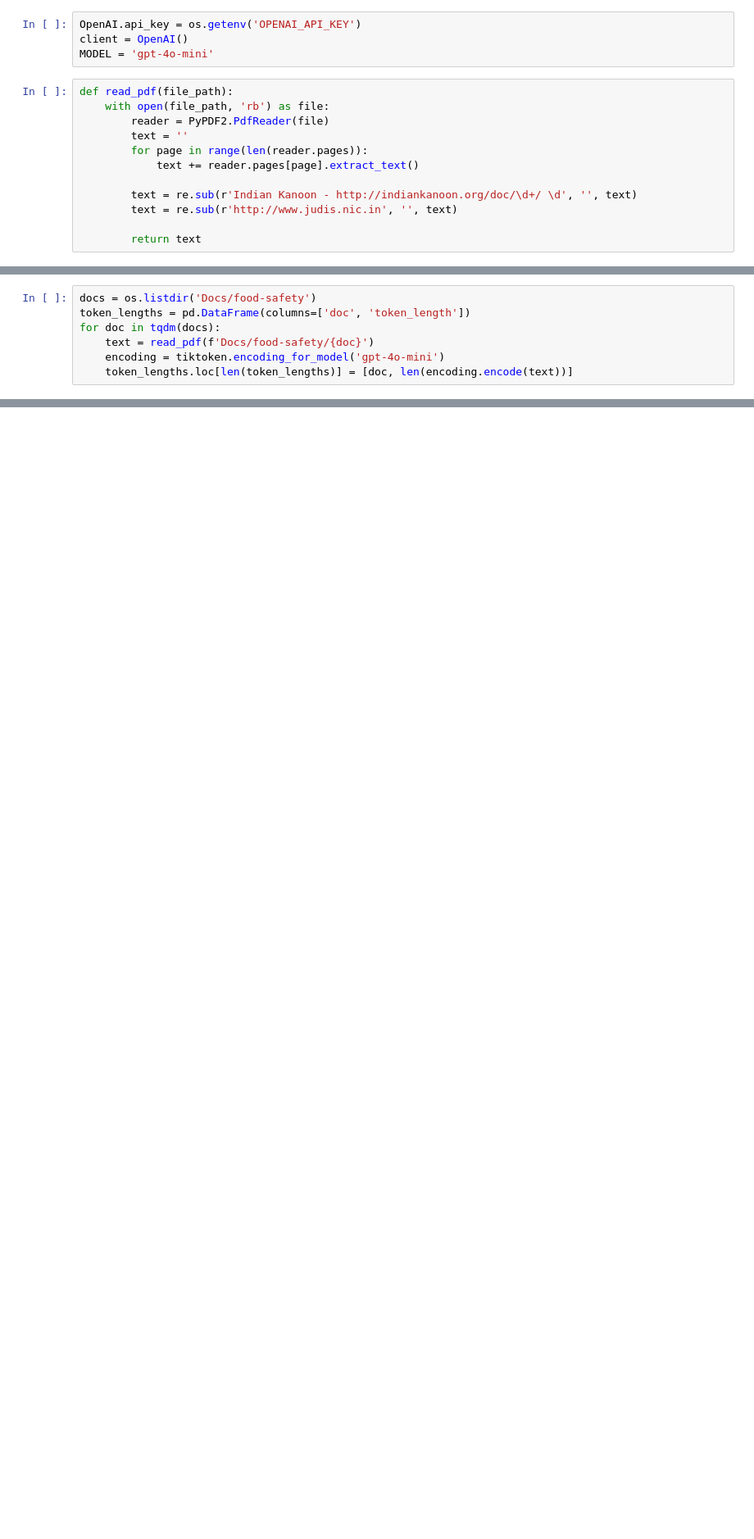
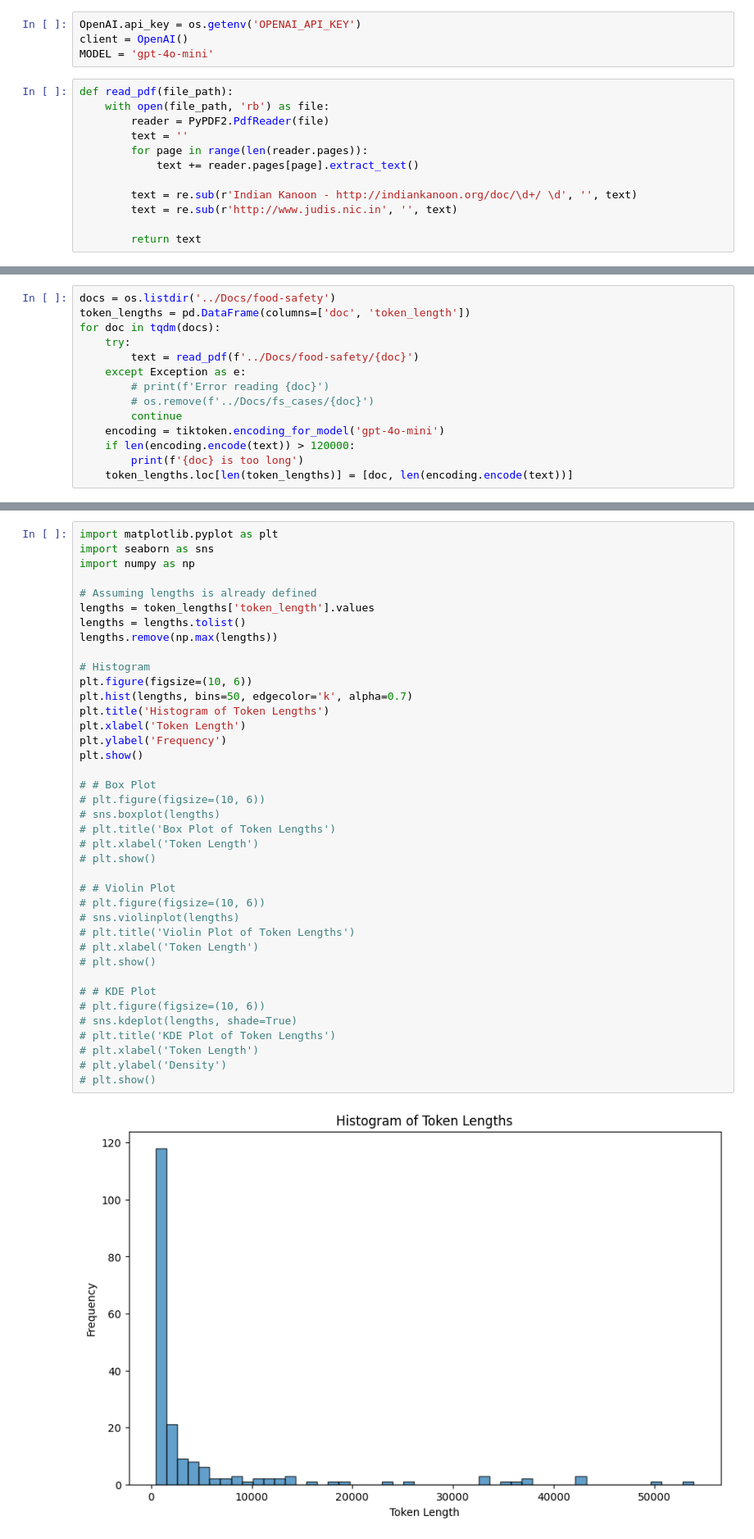
Before and after one commit to suyogyj/capstone-legal-docs-analysis, a Jupyter notebook: notebooks/openai_extraction.ipynb, the cells around one changed output, grey strips where cells are left out. Shown: that part at 82% size. Cells and saved outputs as stored; diff of their text form; blank space fills up the shorter version.

```diff
--- a/notebooks/openai_extraction.ipynb
+++ b/notebooks/openai_extraction.ipynb
@@ -28,7 +83,14 @@ def read_pdf(file_path):
 # %%
-docs = os.listdir('Docs/food-safety')
+docs = os.listdir('../Docs/food-safety')
 token_lengths = pd.DataFrame(columns=['doc', 'token_length'])
 for doc in tqdm(docs):
-    text = read_pdf(f'Docs/food-safety/{doc}')
+    try:
+        text = read_pdf(f'../Docs/food-safety/{doc}')
+    except Exception as e:
+        # print(f'Error reading {doc}')
+        # os.remove(f'../Docs/fs_cases/{doc}')
+        continue
     encoding = tiktoken.encoding_for_model('gpt-4o-mini')
+    if len(encoding.encode(text)) > 120000:
+        print(f'{doc} is too long')
     token_lengths.loc[len(token_lengths)] = [doc, len(encoding.encode(text))]
@@ -55,0 +106,41 @@ oai
+# %%
+import matplotlib.pyplot as plt
+import seaborn as sns
+import numpy as np
+
+# Assuming lengths is already defined
+lengths = token_lengths['token_length'].values
+lengths = lengths.tolist()
+lengths.remove(np.max(lengths))
+
+# Histogram
+plt.figure(figsize=(10, 6))
+plt.hist(lengths, bins=50, edgecolor='k', alpha=0.7)
+plt.title('Histogram of Token Lengths')
+plt.xlabel('Token Length')
+plt.ylabel('Frequency')
+plt.show()
+
+# # Box Plot
+# plt.figure(figsize=(10, 6))
+# sns.boxplot(lengths)
+# plt.title('Box Plot of Token Lengths')
+# plt.xlabel('Token Length')
+# plt.show()
+
+# # Violin Plot
+# plt.figure(figsize=(10, 6))
+# sns.violinplot(lengths)
+# plt.title('Violin Plot of Token Lengths')
+# plt.xlabel('Token Length')
+# plt.show()
+
+# # KDE Plot
+# plt.figure(figsize=(10, 6))
+# sns.kdeplot(lengths, shade=True)
+# plt.title('KDE Plot of Token Lengths')
+# plt.xlabel('Token Length')
+# plt.ylabel('Density')
+# plt.show()
+# %% [output]
+[figure, added]
```
Also changed, not shown: parts of 20 cells of this notebook, 11 other files.
